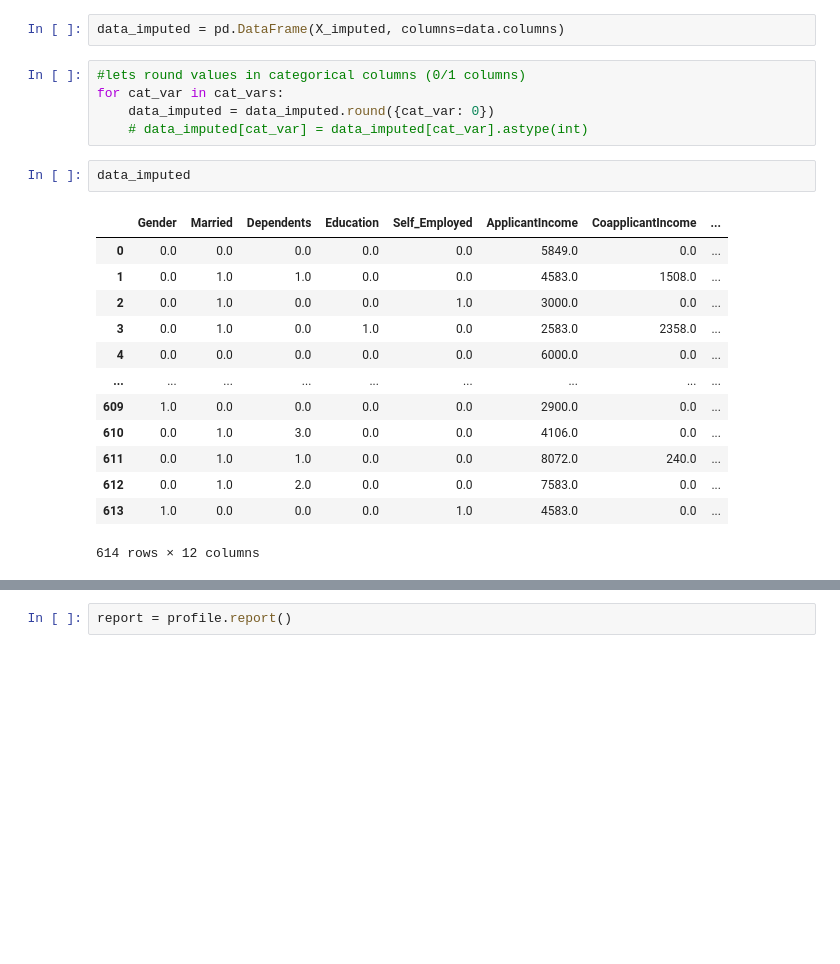
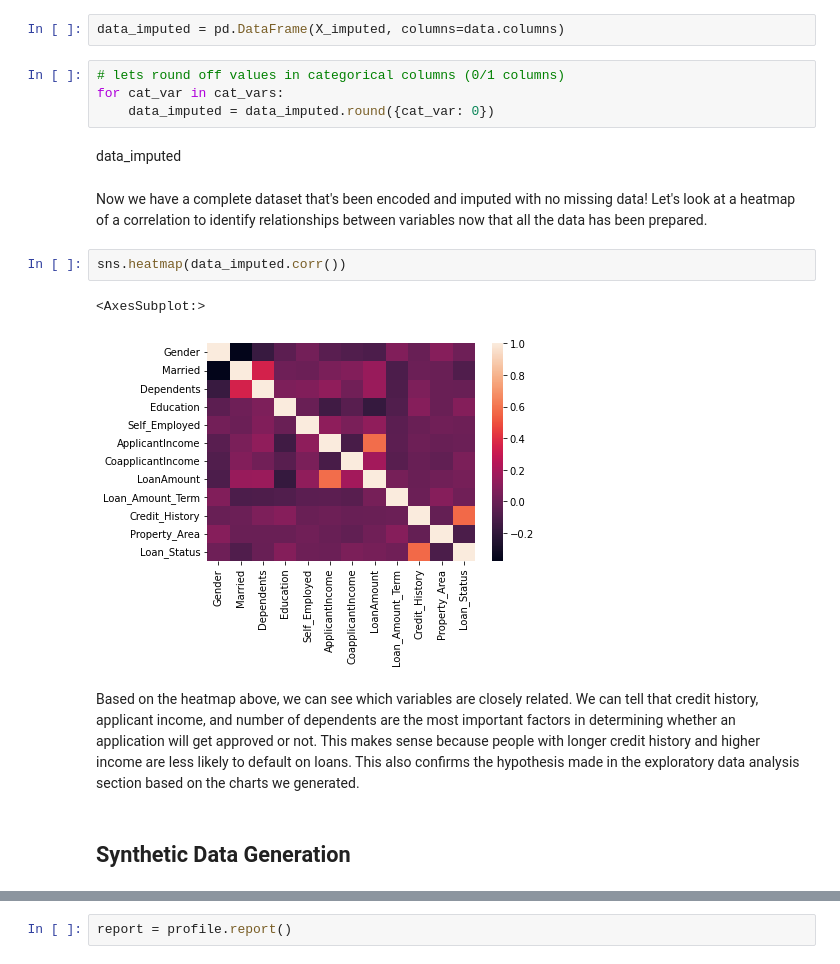
Before and after one commit to avedmala/data-gen, a Jupyter notebook: main.ipynb, the cells around one changed output, grey strips where cells are left out. Drawn from its saved outputs; the diff is of its cells as text; blank space fills up the shorter version.

```diff
--- a/main.ipynb
+++ b/main.ipynb
@@ -319,23 +347,19 @@ Iteration: 4
 # %%
 data_imputed = pd.DataFrame(X_imputed, columns=data.columns)
 # %%
-#lets round values in categorical columns (0/1 columns)
+# lets round off values in categorical columns (0/1 columns)
 for cat_var in cat_vars:
     data_imputed = data_imputed.round({cat_var: 0})
-    # data_imputed[cat_var] = data_imputed[cat_var].astype(int)
-# %%
-data_imputed
-# %% [output]
-|  | Gender | Married | Dependents | Education | Self_Employed | ApplicantIncome | CoapplicantIncome | ... |
-| 0 | 0.0 | 0.0 | 0.0 | 0.0 | 0.0 | 5849.0 | 0.0 | ... |
-| 1 | 0.0 | 1.0 | 1.0 | 0.0 | 0.0 | 4583.0 | 1508.0 | ... |
-| 2 | 0.0 | 1.0 | 0.0 | 0.0 | 1.0 | 3000.0 | 0.0 | ... |
-| 3 | 0.0 | 1.0 | 0.0 | 1.0 | 0.0 | 2583.0 | 2358.0 | ... |
-| 4 | 0.0 | 0.0 | 0.0 | 0.0 | 0.0 | 6000.0 | 0.0 | ... |
-| ... | ... | ... | ... | ... | ... | ... | ... | ... |
-| 609 | 1.0 | 0.0 | 0.0 | 0.0 | 0.0 | 2900.0 | 0.0 | ... |
-| 610 | 0.0 | 1.0 | 3.0 | 0.0 | 0.0 | 4106.0 | 0.0 | ... |
-| 611 | 0.0 | 1.0 | 1.0 | 0.0 | 0.0 | 8072.0 | 240.0 | ... |
-| 612 | 0.0 | 1.0 | 2.0 | 0.0 | 0.0 | 7583.0 | 0.0 | ... |
-| 613 | 1.0 | 0.0 | 0.0 | 0.0 | 1.0 | 4583.0 | 0.0 | ... |
-614 rows × 12 columns
+# %% [markdown]
+data_imputed
+# %% [markdown]
+Now we have a complete dataset that's been encoded and imputed with no missing data! Let's look at a heatmap of a correlation to identify relationships between variables now that all the data has been prepared.
+# %%
+sns.heatmap(data_imputed.corr())
+# %% [output]
+<AxesSubplot:>
+[figure, added]
+# %% [markdown]
+Based on the heatmap above, we can see which variables are closely related. We can tell that credit history, applicant income, and number of dependents are the most important factors in determining whether an application will get approved or not. This makes sense because people with longer credit history and higher income are less likely to default on loans. This also confirms the hypothesis made in the exploratory data analysis section based on the charts we generated.
+# %% [markdown]
+## Synthetic Data Generation
```
Also changed, not shown: parts of 55 cells of this notebook, 1 other file.
